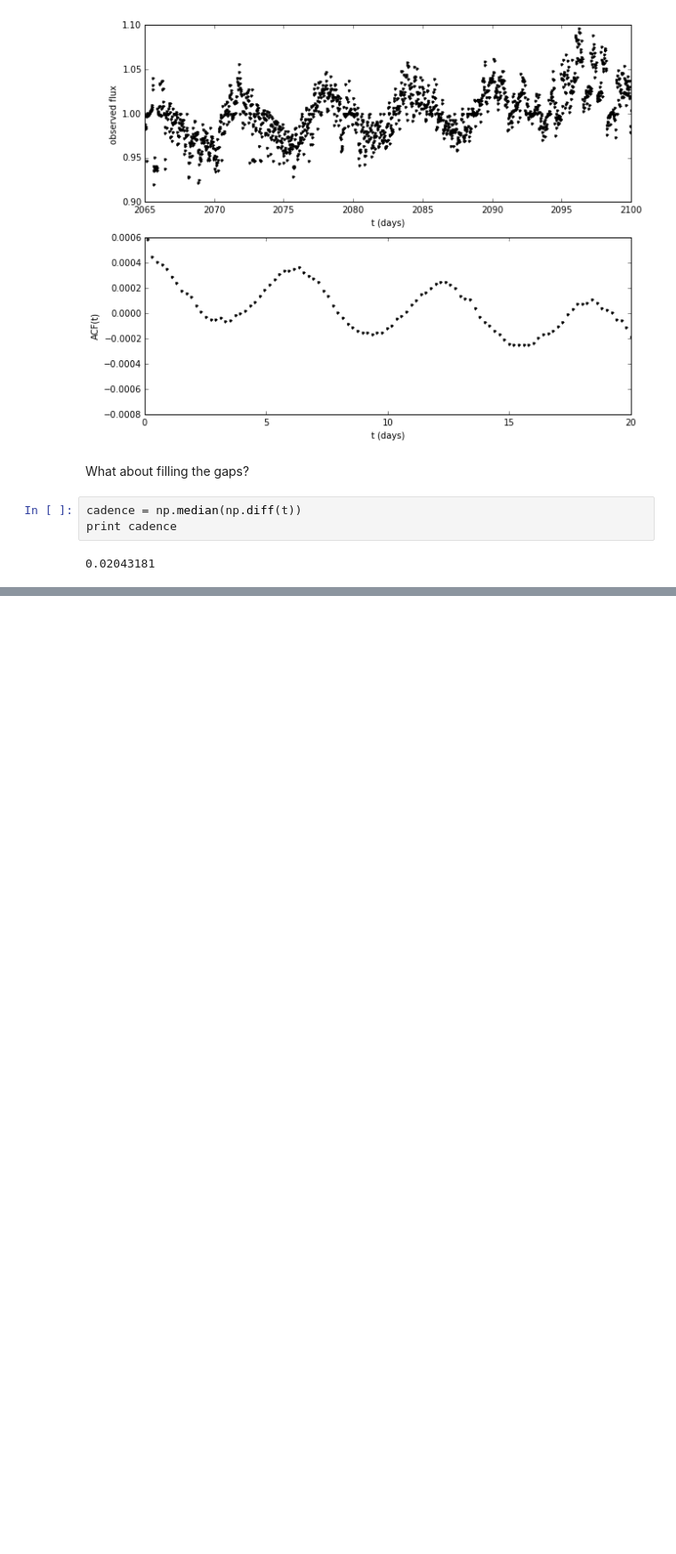
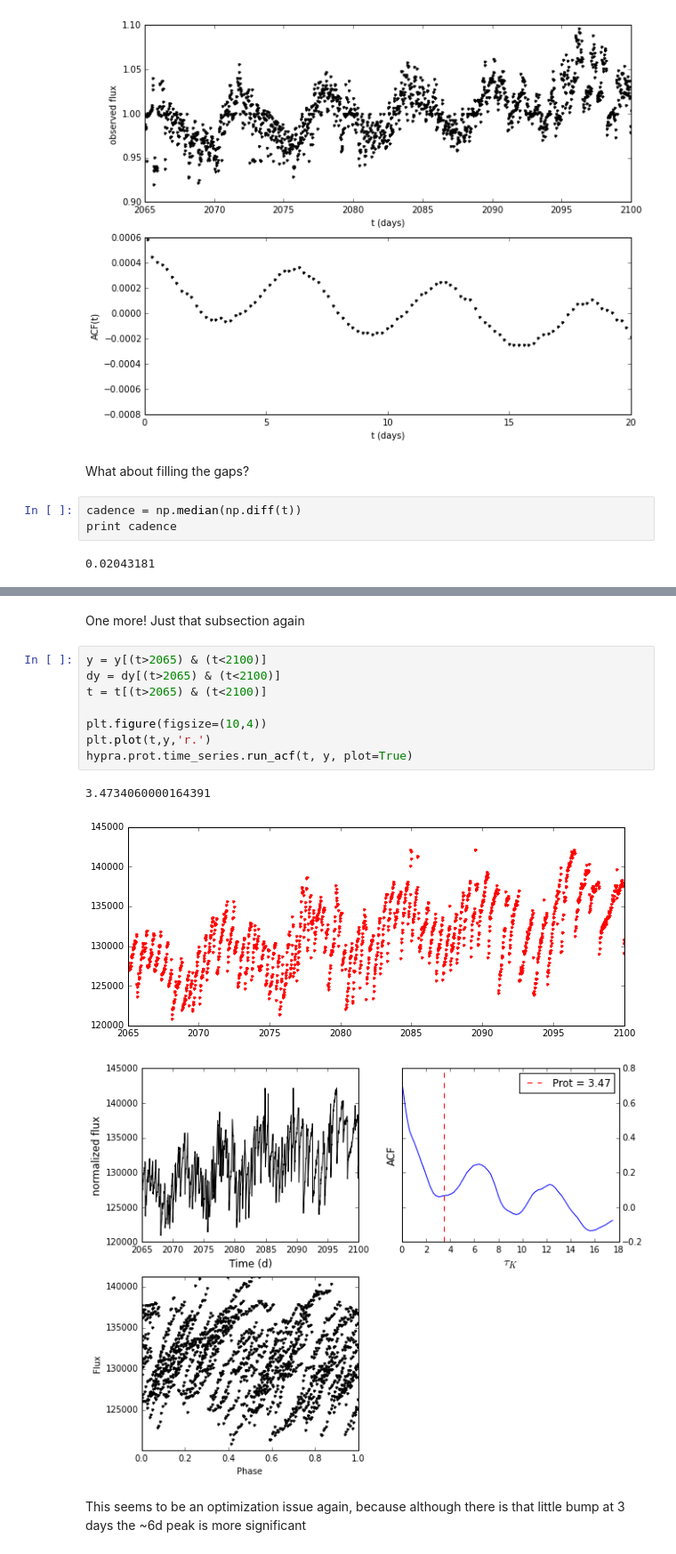
Before and after one commit to stephtdouglas/k2spin, a Jupyter notebook: acf.ipynb, the cells around one changed output, grey strips where cells are left out. Shown: that part at 89% size. Saved outputs shown, nothing was run; the diff lists cells and outputs as text; blank space fills up the shorter version.

```diff
--- a/acf.ipynb
+++ b/acf.ipynb
@@ -152,0 +171,16 @@ hypra.prot.time_series.run_acf(t, y, plot=True)
+# %% [markdown]
+One more! Just that subsection again
+# %%
+y = y[(t>2065) & (t<2100)]
+dy = dy[(t>2065) & (t<2100)]
+t = t[(t>2065) & (t<2100)]
+
+plt.figure(figsize=(10,4))
+plt.plot(t,y,'r.')
+hypra.prot.time_series.run_acf(t, y, plot=True)
+# %% [output]
+3.4734060000164391
+[figure, added]
+[figure, added]
+# %% [markdown]
+This seems to be an optimization issue again, because although there is that little bump at 3 days the ~6d peak is more significant
```
Also changed, not shown: parts of 6 cells of this notebook.
